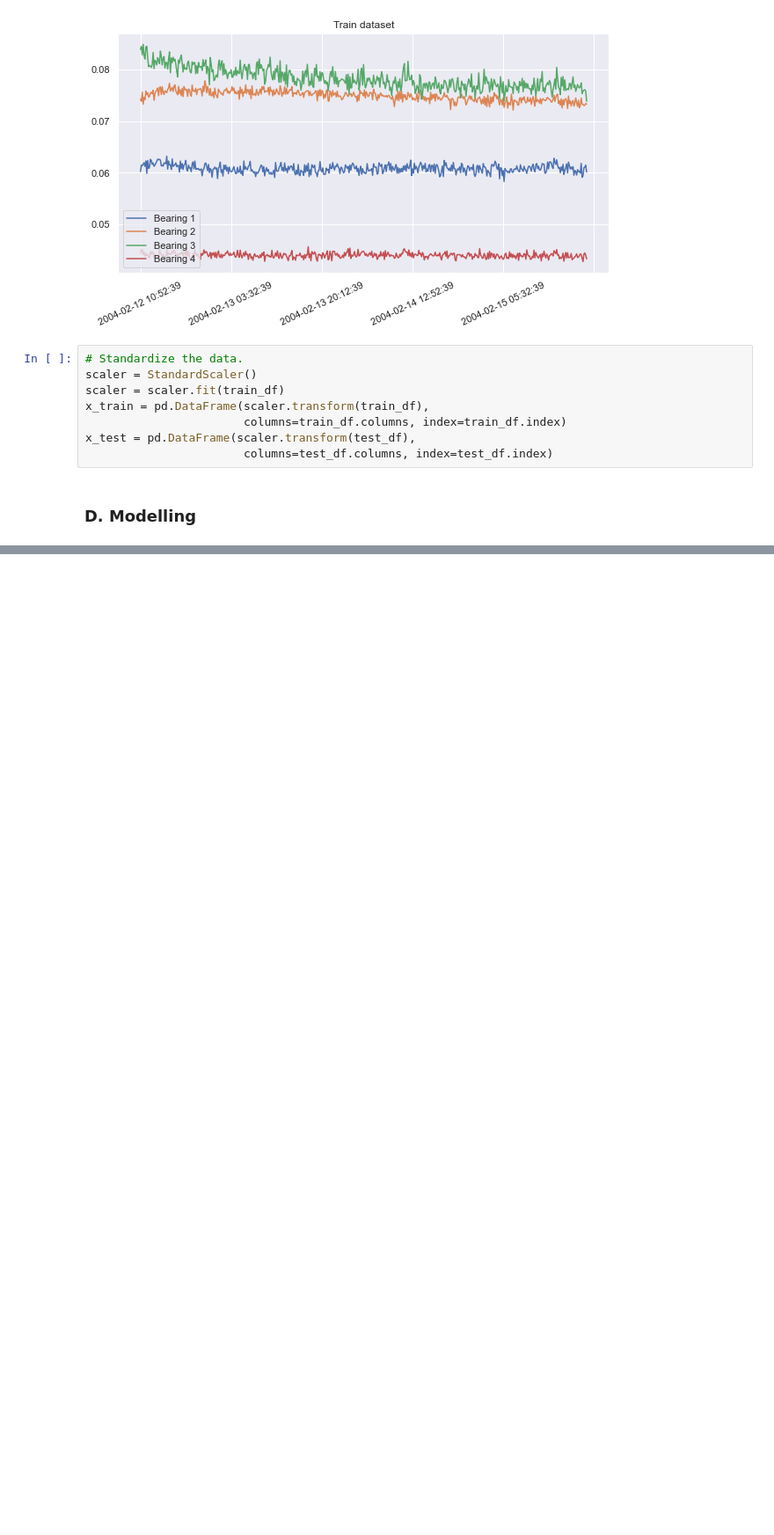
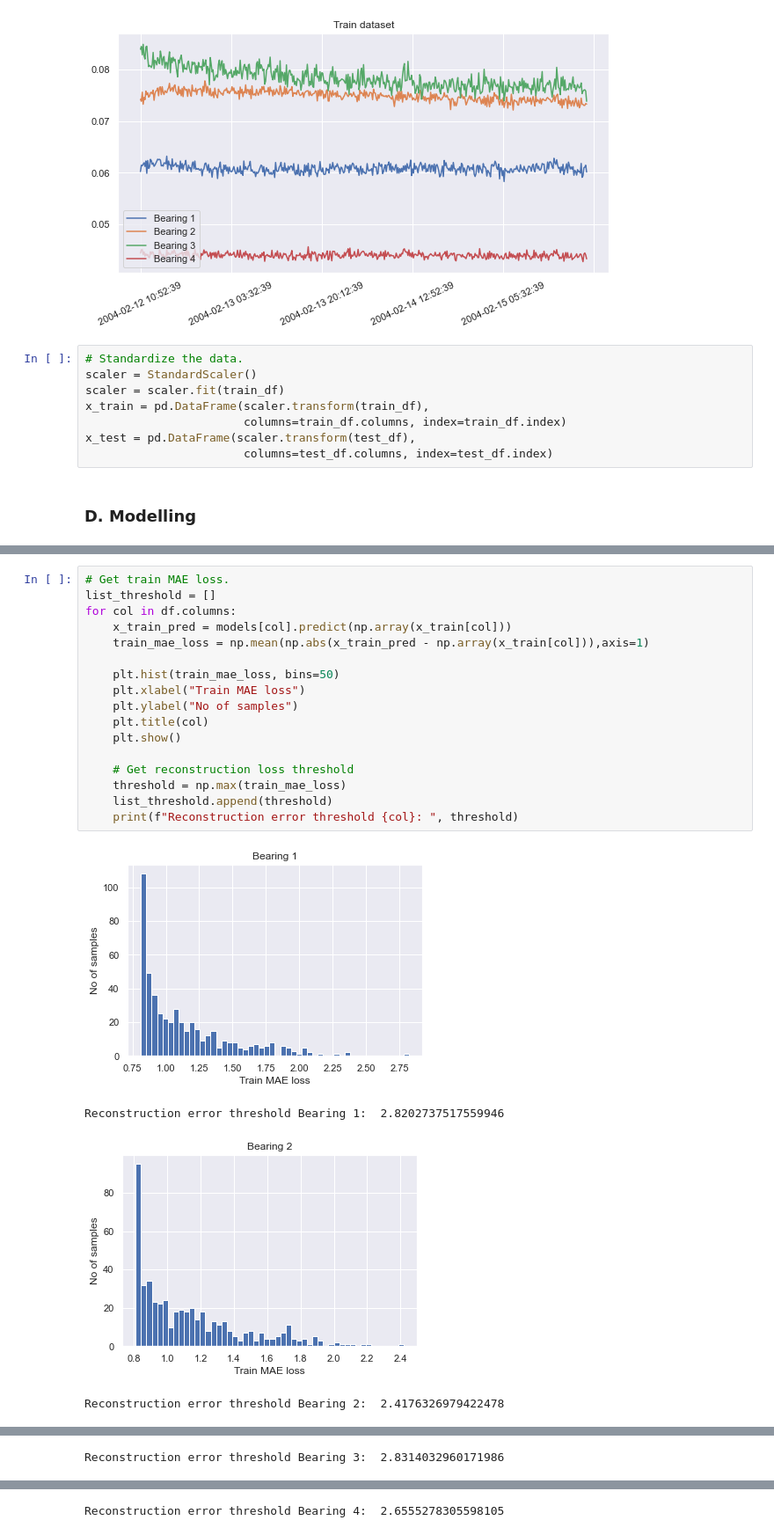
Before and after one commit to drfauziah/Anomaly-Detection-on-Bearings-Failures, a Jupyter notebook: anomaly_prediction.v1.ipynb, the cells around one changed output, grey strips where cells are left out. Shown at 88% size. Drawn from its saved outputs; the diff is of its cells as text; blank space fills up the shorter version.

```diff
--- a/anomaly_prediction.v1.ipynb
+++ b/anomaly_prediction.v1.ipynb
@@ -145,0 +202,22 @@ Epoch 25/25
+# %%
+# Get train MAE loss.
+list_threshold = []
+for col in df.columns:
+    x_train_pred = models[col].predict(np.array(x_train[col]))
+    train_mae_loss = np.mean(np.abs(x_train_pred - np.array(x_train[col])),axis=1)
+
+    plt.hist(train_mae_loss, bins=50)
+    plt.xlabel("Train MAE loss")
+    plt.ylabel("No of samples")
+    plt.title(col)
+    plt.show()
+
+    # Get reconstruction loss threshold
+    threshold = np.max(train_mae_loss)
+    list_threshold.append(threshold)
+    print(f"Reconstruction error threshold {col}: ", threshold)
+# %% [output]
+[figure, added]
+Reconstruction error threshold Bearing 1:  2.8202737517559946
+[figure, added]
+Reconstruction error threshold Bearing 2:  2.4176326979422478
@@ -145,0 +225 @@ Epoch 25/25
+Reconstruction error threshold Bearing 3:  2.8314032960171986
@@ -145,0 +227 @@ Epoch 25/25
+Reconstruction error threshold Bearing 4:  2.6555278305598105
```
Also changed, not shown: parts of 15 cells of this notebook.
